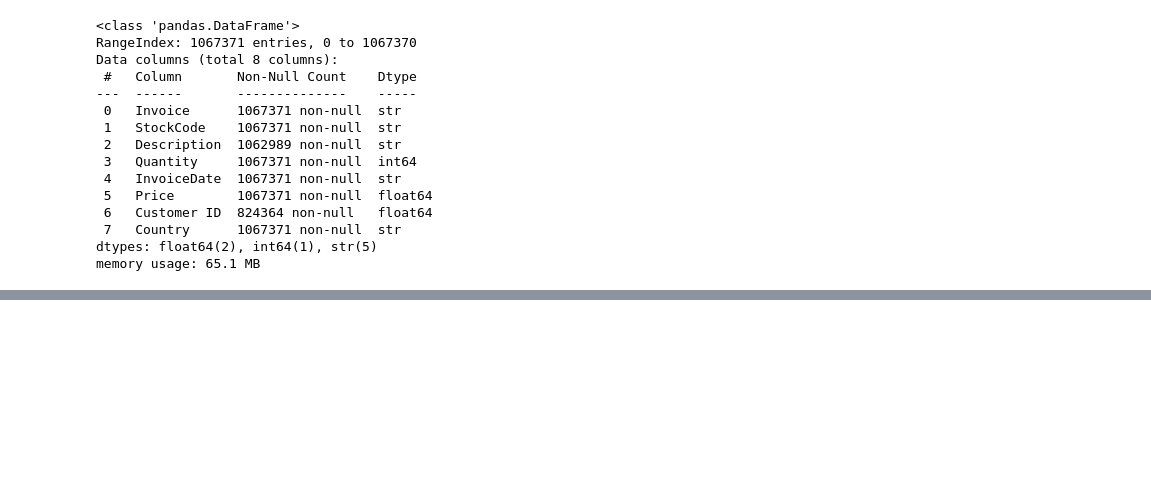
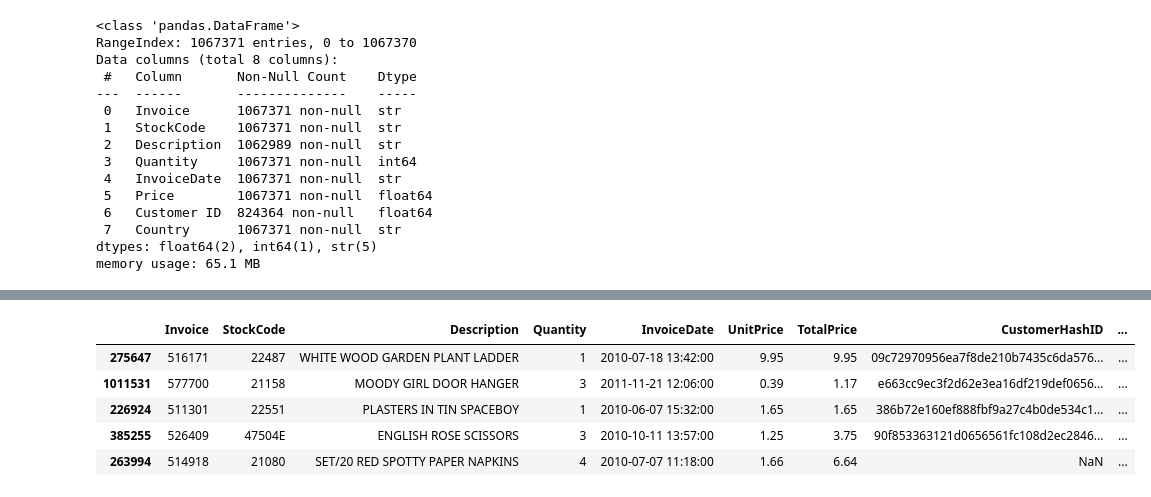
Before and after one commit to sachaplaye/rfm-lifecycle-segmentation, a Jupyter notebook: notebooks/1_data_clean_and_stage.ipynb, the cells around one changed output, grey strips where cells are left out. Cells and saved outputs as stored; diff of their text form; code cells hidden in the pictures; blank space fills up the shorter version.

```diff
--- a/notebooks/1_data_clean_and_stage.ipynb
+++ b/notebooks/1_data_clean_and_stage.ipynb
@@ -100,0 +601,40 @@ memory usage: 65.1 MB
+# %%
+
+# import libraries for hashing
+import hmac
+import hashlib
+import secrets
+import numpy as np
+
+# Generate a random 64-character hex string (32 bytes)
+SECRET_KEY = secrets.token_hex(32).encode('utf-8')
+
+def generate_customer_hash(customer_id_str):
+    # 1. Check if the CustomerID is null, missing, or literal string "nan"
+    if pd.isna(customer_id_str) or str(customer_id_str).strip().lower() in ['nan', 'none', '']:
+        return np.nan  # Return a true null, do NOT hash it
+
+    # 2. Otherwise, hash the valid ID
+    return hmac.new(SECRET_KEY, str(customer_id_str).encode('utf-8'), hashlib.sha256).hexdigest()
+
+# Apply the HMAC-SHA256 function to df_clean
+df_clean['CustomerHashID'] = df_clean['CustomerID'].apply(generate_customer_hash)
+
+# Select fields for loading (and drop 'CustomerID')
+final_selection =[
+    'Invoice',
+    'StockCode',
+    'Description',
+    'Quantity',
+    'InvoiceDate',
+    'UnitPrice',
+    'TotalPrice',
+    'CustomerHashID',
+    'Country',
+    'Is_Cancelled'
+]
+
+# Transition from clean to load, applying the final selection of fields
+df_load = df_clean[final_selection]
+
+print("✅ Hash applied and df_load created.")
@@ -100,0 +667,10 @@ memory usage: 65.1 MB
+# %%
+# Green screen test, sample 5 rows to visually check the data set versus the original
+df_load.sample(5)
+# %% [output]
+|  | Invoice | StockCode | Description | Quantity | InvoiceDate | UnitPrice | TotalPrice | CustomerHashID | ... |
+| 275647 | 516171 | 22487 | WHITE WOOD GARDEN PLANT LADDER | 1 | 2010-07-18 13:42:00 | 9.95 | 9.95 | 09c72970956ea7f8de210b7435c6da576... | ... |
+| 1011531 | 577700 | 21158 | MOODY GIRL DOOR HANGER | 3 | 2011-11-21 12:06:00 | 0.39 | 1.17 | e663cc9ec3f2d62e3ea16df219def0656... | ... |
+| 226924 | 511301 | 22551 | PLASTERS IN TIN SPACEBOY | 1 | 2010-06-07 15:32:00 | 1.65 | 1.65 | 386b72e160ef888fbf9a27c4b0de534c1... | ... |
+| 385255 | 526409 | 47504E | ENGLISH ROSE SCISSORS | 3 | 2010-10-11 13:57:00 | 1.25 | 3.75 | 90f853363121d0656561fc108d2ec2846... | ... |
+| 263994 | 514918 | 21080 | SET/20 RED SPOTTY PAPER NAPKINS | 4 | 2010-07-07 11:18:00 | 1.66 | 6.64 | NaN | ... |
```
Also changed, not shown: parts of 61 cells of this notebook.
